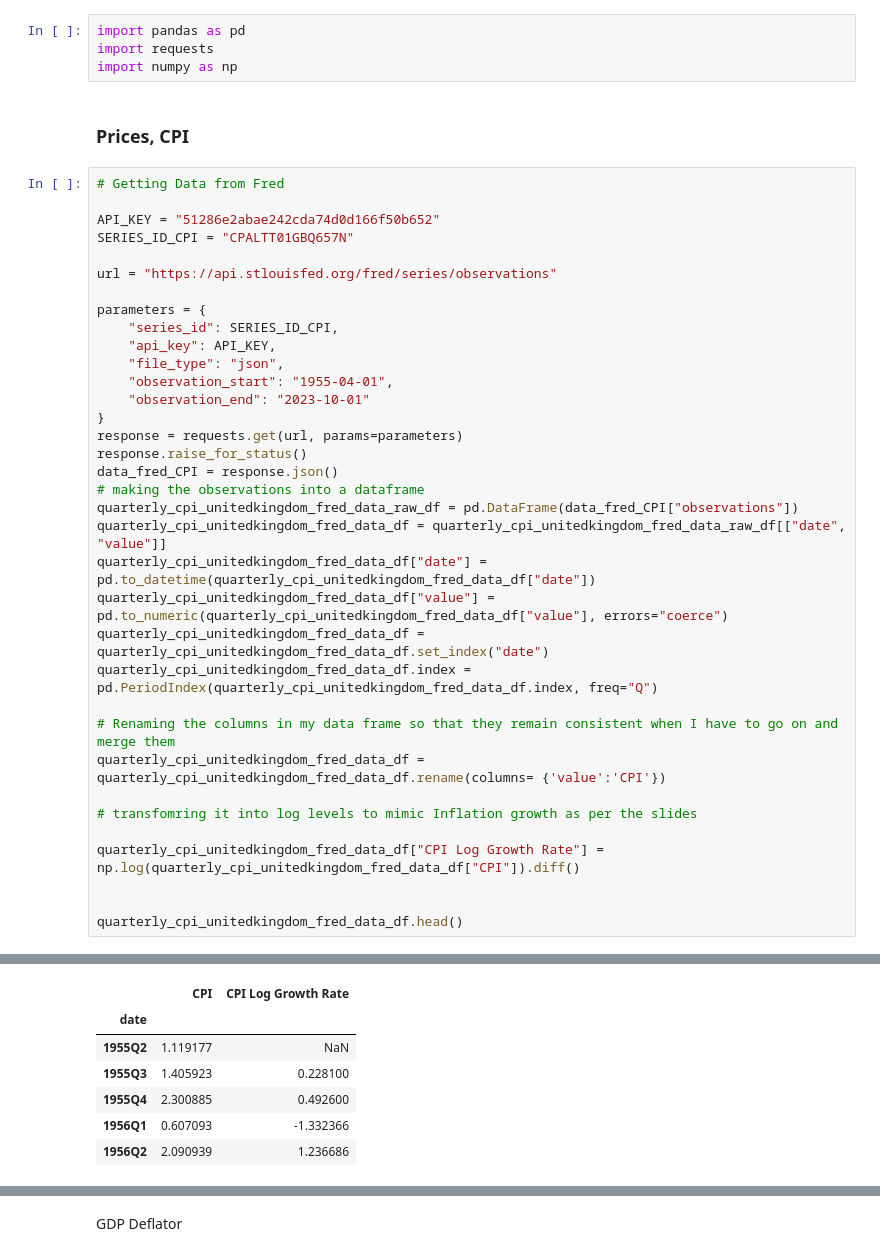
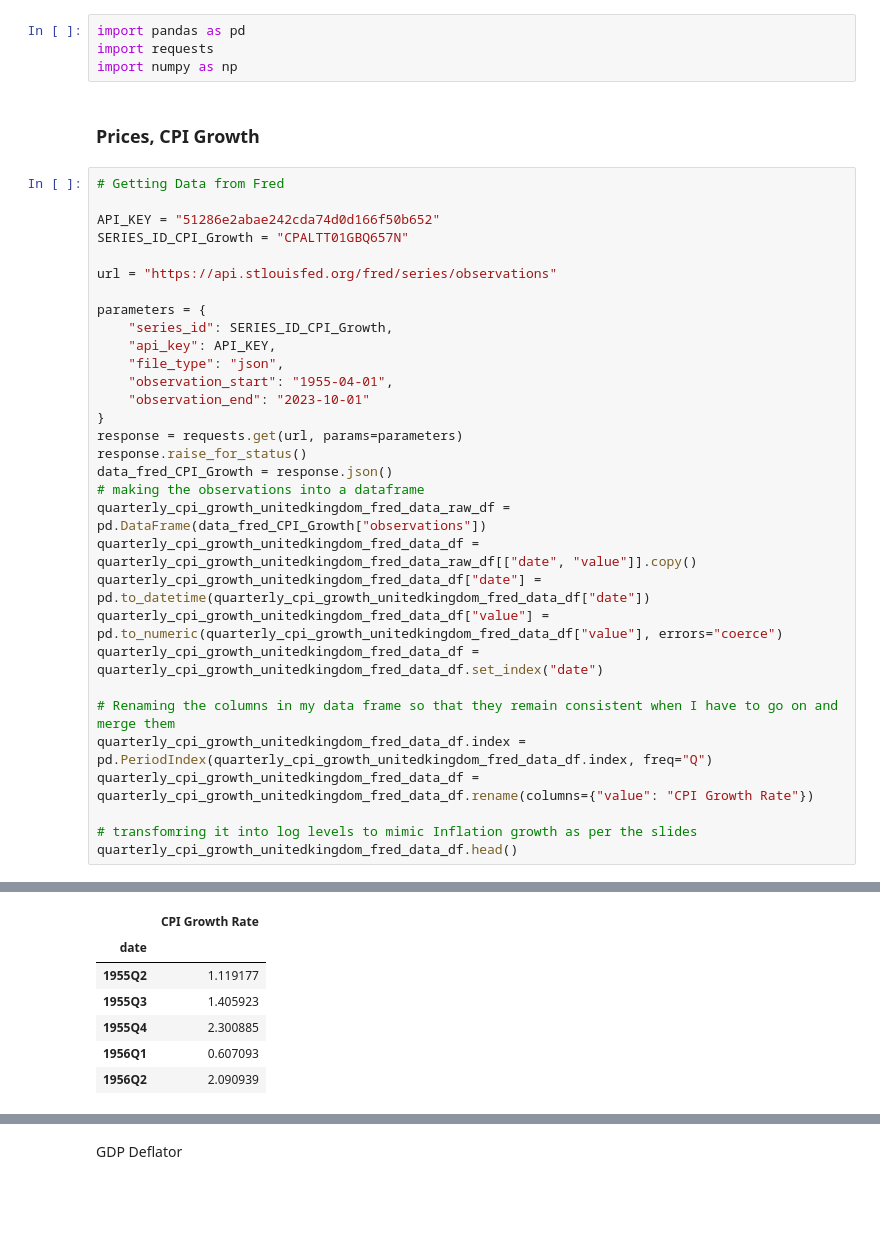
Before and after one commit to LorenzoAlessandro/Monetary-and-Financial-Macroeconometrics-Project, a Jupyter notebook: Data Retrieval .ipynb, the cells around one changed output, grey strips where cells are left out. Saved outputs shown, nothing was run; the diff lists cells and outputs as text; blank space fills up the shorter version.

```diff
--- a/Data Retrieval .ipynb
+++ b/Data Retrieval .ipynb
@@ -7,17 +7,17 @@ import pandas as pd
 import requests
 import numpy as np
 # %% [markdown]
-### Prices, CPI
+### Prices, CPI Growth
 # %%
 # Getting Data from Fred
 
 API_KEY = "51286e2abae242cda74d0d166f50b652"
-SERIES_ID_CPI = "CPALTT01GBQ657N"
+SERIES_ID_CPI_Growth = "CPALTT01GBQ657N"
 
 url = "https://api.stlouisfed.org/fred/series/observations"
 
 parameters = {
-    "series_id": SERIES_ID_CPI,
+    "series_id": SERIES_ID_CPI_Growth,
     "api_key": API_KEY,
     "file_type": "json",
     "observation_start": "1955-04-01",
@@ -25,22 +25,18 @@ parameters = {
 }
 response = requests.get(url, params=parameters)
 response.raise_for_status()
-data_fred_CPI = response.json()
+data_fred_CPI_Growth = response.json()
 # making the observations into a dataframe
-quarterly_cpi_unitedkingdom_fred_data_raw_df = pd.DataFrame(data_fred_CPI["observations"])
-quarterly_cpi_unitedkingdom_fred_data_df = quarterly_cpi_unitedkingdom_fred_data_raw_df[["date", "value"]]
-quarterly_cpi_unitedkingdom_fred_data_df["date"] = pd.to_datetime(quarterly_cpi_unitedkingdom_fred_data_df["date"])
-quarterly_cpi_unitedkingdom_fred_data_df["value"] = pd.to_numeric(quarterly_cpi_unitedkingdom_fred_data_df["value"], errors="coerce")
-quarterly_cpi_unitedkingdom_fred_data_df = quarterly_cpi_unitedkingdom_fred_data_df.set_index("date")
-quarterly_cpi_unitedkingdom_fred_data_df.index = pd.PeriodIndex(quarterly_cpi_unitedkingdom_fred_data_df.index, freq="Q")
+quarterly_cpi_growth_unitedkingdom_fred_data_raw_df = pd.DataFrame(data_fred_CPI_Growth["observations"])
+quarterly_cpi_growth_unitedkingdom_fred_data_df = quarterly_cpi_growth_unitedkingdom_fred_data_raw_df[["date", "value"]].copy()
+quarterly_cpi_growth_unitedkingdom_fred_data_df["date"] = pd.to_datetime(quarterly_cpi_growth_unitedkingdom_fred_data_df["date"])
+quarterly_cpi_growth_unitedkingdom_fred_data_df["value"] = pd.to_numeric(quarterly_cpi_growth_unitedkingdom_fred_data_df["value"], errors="coerce")
+quarterly_cpi_growth_unitedkingdom_fred_data_df = quarterly_cpi_growth_unitedkingdom_fred_data_df.set_index("date")
 
 # Renaming the columns in my data frame so that they remain consistent when I have to go on and merge them
-quarterly_cpi_unitedkingdom_fred_data_df = quarterly_cpi_unitedkingdom_fred_data_df.rename(columns= {'value':'CPI'})
+quarterly_cpi_growth_unitedkingdom_fred_data_df.index = pd.PeriodIndex(quarterly_cpi_growth_unitedkingdom_fred_data_df.index, freq="Q")
+quarterly_cpi_growth_unitedkingdom_fred_data_df = quarterly_cpi_growth_unitedkingdom_fred_data_df.rename(columns={"value": "CPI Growth Rate"})
 
 # transfomring it into log levels to mimic Inflation growth as per the slides
-
-quarterly_cpi_unitedkingdom_fred_data_df["CPI Log Growth Rate"] = np.log(quarterly_cpi_unitedkingdom_fred_data_df["CPI"]).diff()
-
-
-quarterly_cpi_unitedkingdom_fred_data_df.head()
+quarterly_cpi_growth_unitedkingdom_fred_data_df.head()
 # %% [output]
@@ -57,7 +43,7 @@ See the caveats in the documentation: https://pandas.pydata.org/pandas-docs/stab
-|  | CPI | CPI Log Growth Rate |
-| date |  |  |
-| 1955Q2 | 1.119177 | NaN |
-| 1955Q3 | 1.405923 | 0.228100 |
-| 1955Q4 | 2.300885 | 0.492600 |
-| 1956Q1 | 0.607093 | -1.332366 |
-| 1956Q2 | 2.090939 | 1.236686 |
+|  | CPI Growth Rate |
+| date |  |
+| 1955Q2 | 1.119177 |
+| 1955Q3 | 1.405923 |
+| 1955Q4 | 2.300885 |
+| 1956Q1 | 0.607093 |
+| 1956Q2 | 2.090939 |
```
Also changed, not shown: parts of 5 cells of this notebook, 5 other files.
